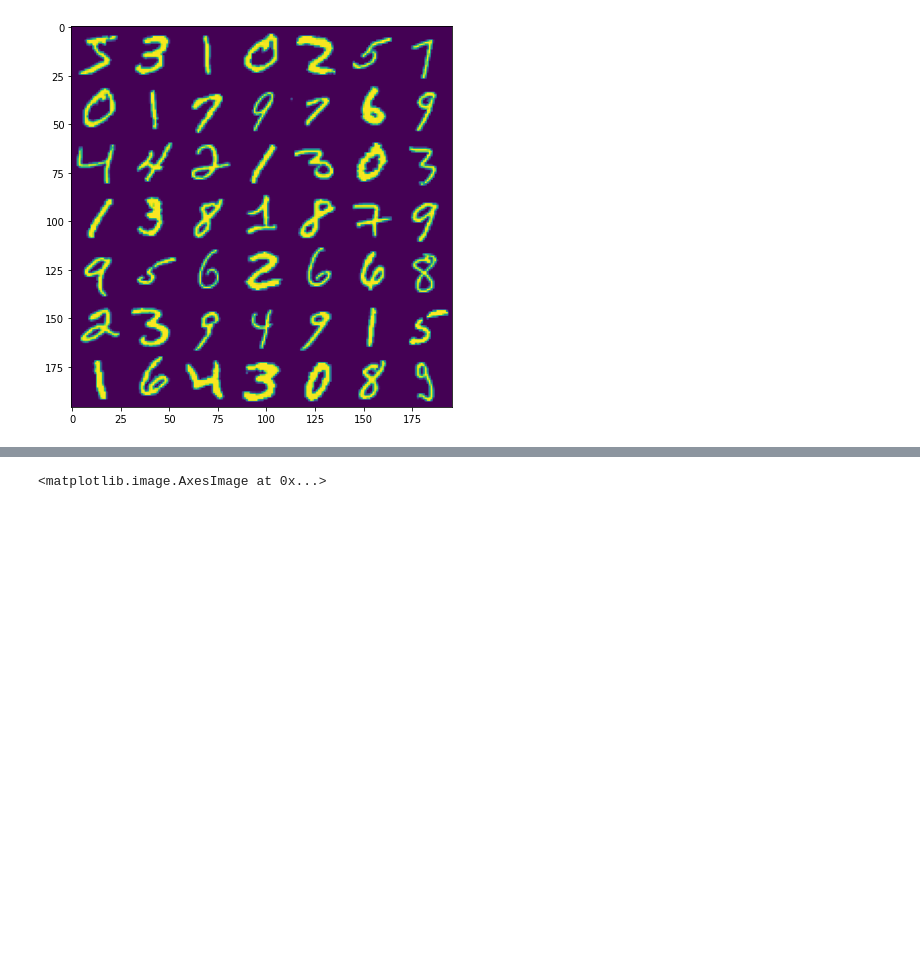
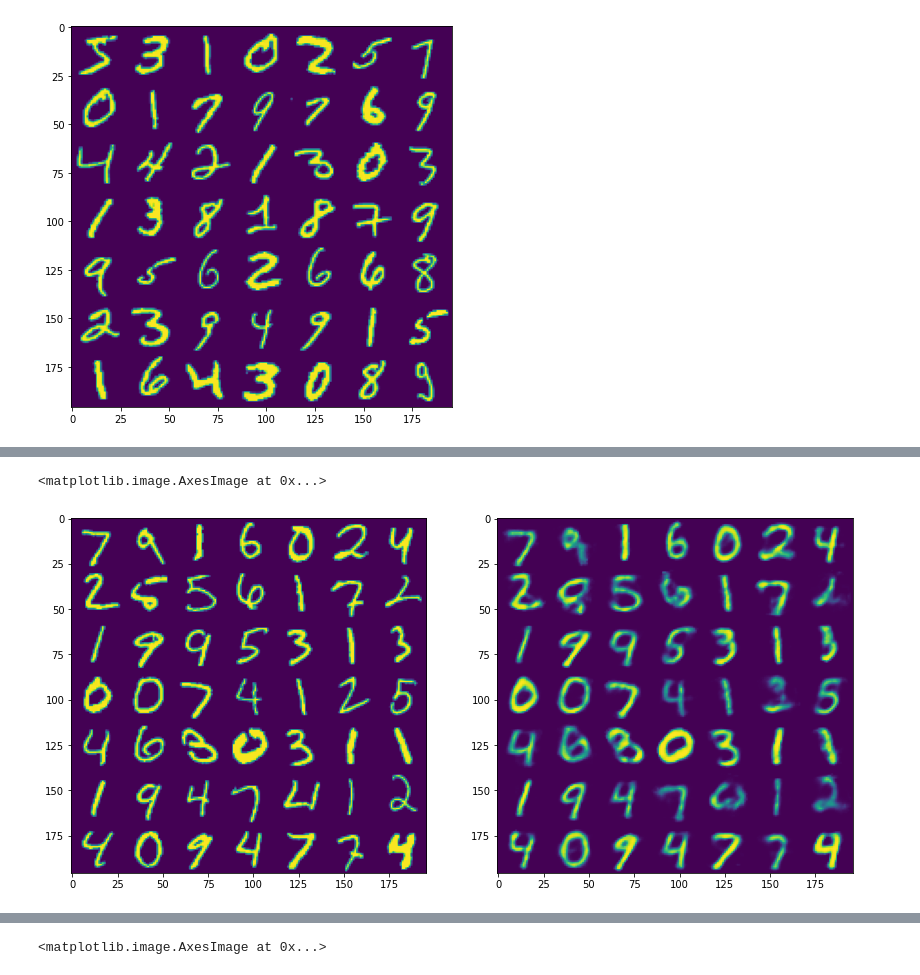
Before and after one commit to tirthasheshpatel/semester6_practicals, a Jupyter notebook: dl/Practical-7.ipynb, the cells around one changed output, grey strips where cells are left out. Saved outputs shown, nothing was run; the diff lists cells and outputs as text; code cells hidden in the pictures; blank space fills up the shorter version.

```diff
--- a/dl/Practical-7.ipynb
+++ b/dl/Practical-7.ipynb
@@ -32,0 +94,4 @@ ax.imshow(X_to_plot)
+# %%
+history_3 = ann_model_3.fit(intermediate_2, intermediate_2,
+                            validation_data=(intermediate_2_test, intermediate_2_test),
+                            epochs=5, batch_size=32)
@@ -32,0 +109,15 @@ ax.imshow(X_to_plot)
+# %%
+layers = []
+layers += ann_model_1.layers[:2]
+layers += ann_model_2.layers[:1]
+layers += ann_model_3.layers
+layers += ann_model_2.layers[1:]
+layers += ann_model_1.layers[2:]
+
+ann_model_final = Sequential(layers)
+# %%
+ann_model_final.compile(loss='mse', optimizer='adam')
+# %%
+history_final = ann_model_final.fit(X_train, X_train,
+                                    validation_data=(X_test, X_test),
+                                    epochs=5, batch_size=32)
@@ -32,0 +135,23 @@ ax.imshow(X_to_plot)
+# %%
+fig, (ax1, ax2) = plt.subplots(figsize=(14, 28), nrows=1, ncols=2)
+X_to_plot = X_test[:49, ...]
+X_to_plot = np.c_[X_to_plot[  : 7, ...].reshape(28*7, 28),
+                  X_to_plot[ 7:14, ...].reshape(28*7, 28),
+                  X_to_plot[14:21, ...].reshape(28*7, 28),
+                  X_to_plot[21:28, ...].reshape(28*7, 28),
+                  X_to_plot[28:35, ...].reshape(28*7, 28),
+                  X_to_plot[35:42, ...].reshape(28*7, 28),
+                  X_to_plot[42:49, ...].reshape(28*7, 28)]
+ax1.imshow(X_to_plot)
+X_to_plot = ann_model_final.predict(X_test[:49, ...])
+X_to_plot = np.c_[X_to_plot[  : 7, ...].reshape(28*7, 28),
+                  X_to_plot[ 7:14, ...].reshape(28*7, 28),
+                  X_to_plot[14:21, ...].reshape(28*7, 28),
+                  X_to_plot[21:28, ...].reshape(28*7, 28),
+                  X_to_plot[28:35, ...].reshape(28*7, 28),
+                  X_to_plot[35:42, ...].reshape(28*7, 28),
+                  X_to_plot[42:49, ...].reshape(28*7, 28)]
+ax2.imshow(X_to_plot)
+# %% [output]
+<matplotlib.image.AxesImage at 0x...>
+[figure, added]
```
Also changed, not shown: parts of 22 cells of this notebook.
